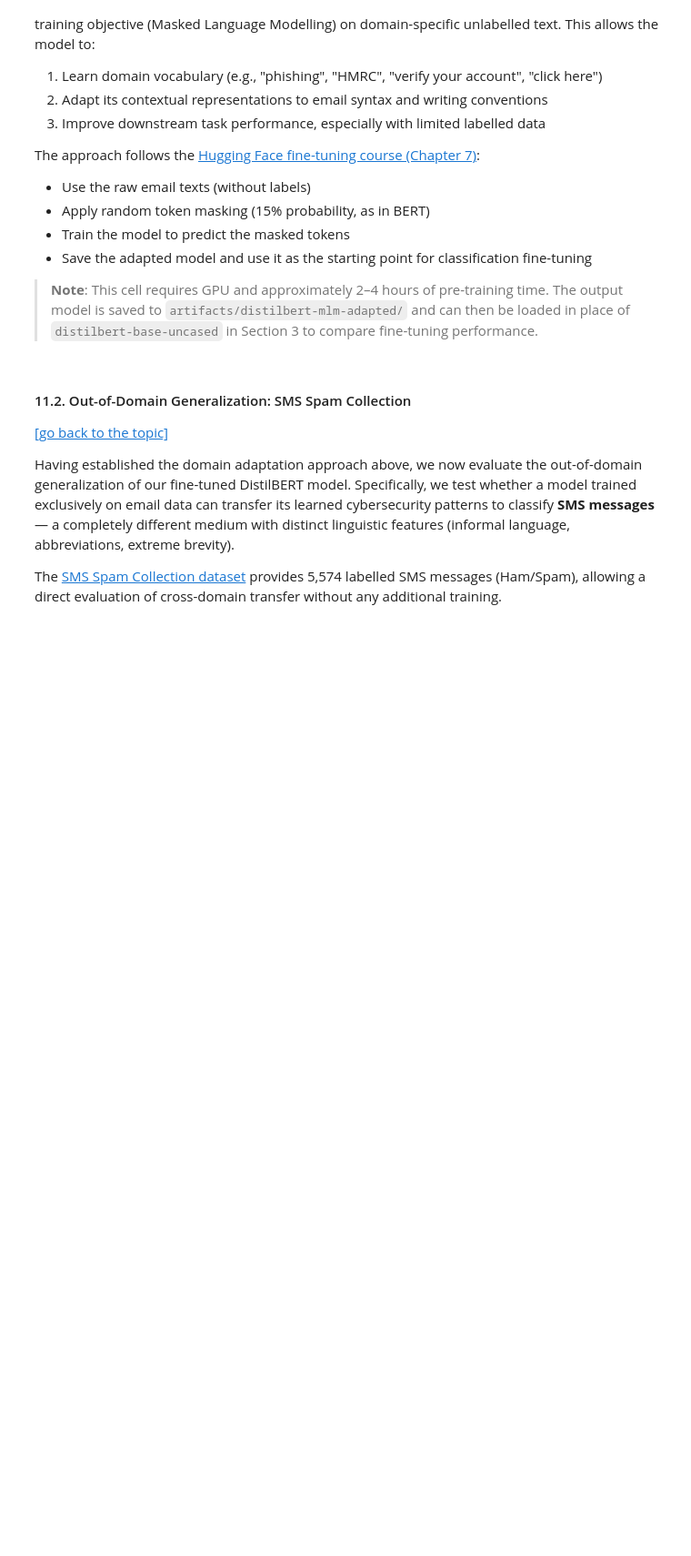
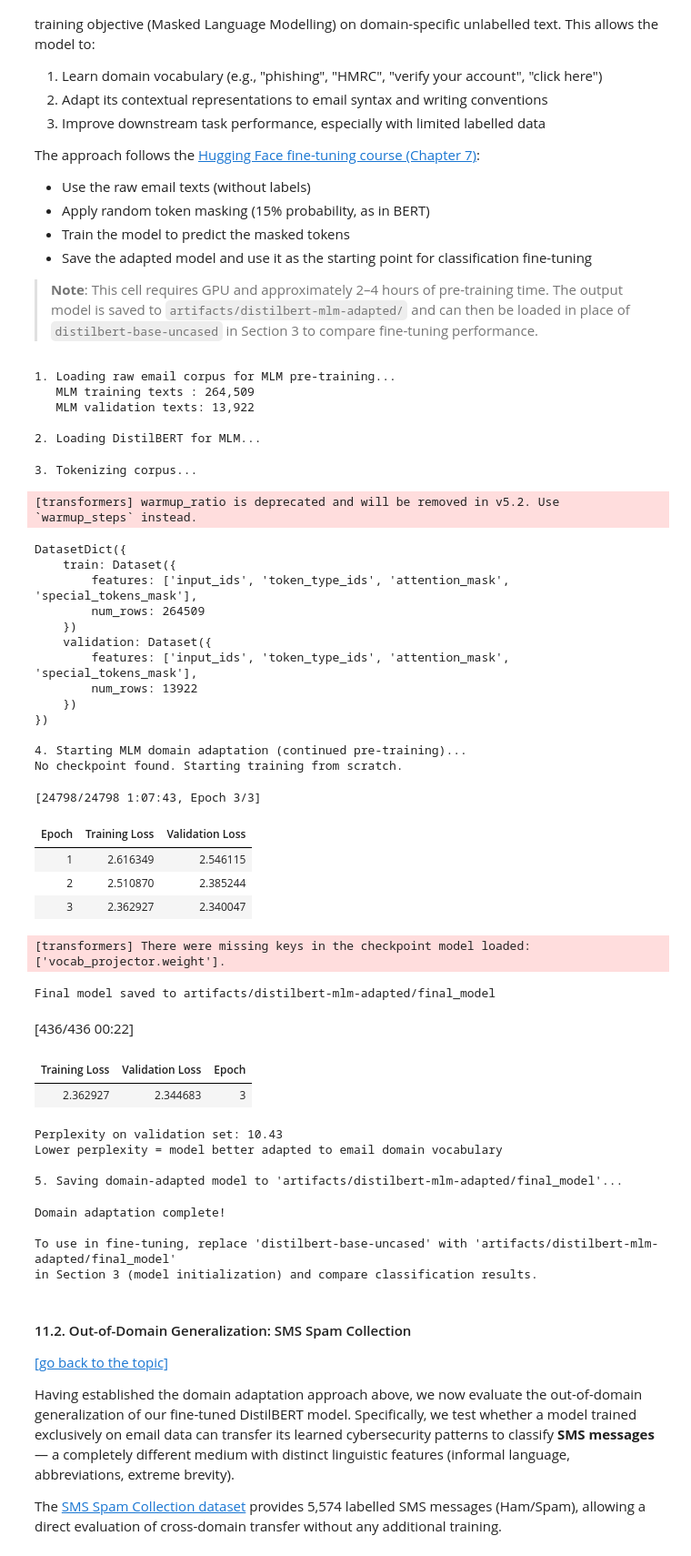
Before and after one commit to Alejandro-131004/Natural-Language-Processing, a Jupyter notebook: Project_2.ipynb, the cells around one changed output. Shown at 91% size. Drawn from its saved outputs; the diff is of its cells as text; code cells hidden in the pictures; blank space fills up the shorter version.

```diff
--- a/Project_2.ipynb
+++ b/Project_2.ipynb
@@ -1729,7 +1712,6 @@ mlm_training_args = TrainingArguments(
     report_to="none",
     warmup_ratio=0.06,
     save_total_limit=2,                 # Keep only the 2 best checkpoints to save disk
-    greater_is_better=True,
 )
 
 # -------------------------------------------------------------------
@@ -1749,33 +1731,72 @@ mlm_trainer = Trainer(
 # Detect if there's an existing checkpoint to resume from
 output_dir = mlm_training_args.output_dir
 checkpoints = glob.glob(f"{output_dir}/checkpoint-*")
 if checkpoints:
     latest_ckpt = max(checkpoints, key=lambda p: int(re.search(r'checkpoint-(\d+)', p).group(1)))
     print(f"Resuming training from: {latest_ckpt}")
     mlm_trainer.train(resume_from_checkpoint=latest_ckpt)
 else:
     print("No checkpoint found. Starting training from scratch.")
     mlm_trainer.train()
 
 # Save the final (best) model explicitly
 mlm_trainer.save_model(f"{output_dir}/final_model")
 print(f"Final model saved to {output_dir}/final_model")
 
 # Report perplexity (standard MLM evaluation metric)
 eval_results = mlm_trainer.evaluate()
 perplexity = math.exp(eval_results["eval_loss"])
 print(f"\nPerplexity on validation set: {perplexity:.2f}")
 print("Lower perplexity = model better adapted to email domain vocabulary")
 
 # -------------------------------------------------------------------
 # 7. Save the domain-adapted model
 # -------------------------------------------------------------------
 print(f"\n5. Saving domain-adapted model to '{MLM_OUTPUT_DIR}/final_model'...")
 mlm_model.save_pretrained(f"{MLM_OUTPUT_DIR}/final_model")
 mlm_tokenizer.save_pretrained(f"{MLM_OUTPUT_DIR}/final_model")
 print("Domain adaptation complete!")
 print(f"\nTo use in fine-tuning, replace 'distilbert-base-uncased' with '{MLM_OUTPUT_DIR}/final_model'")
 print("in Section 3 (model initialization) and compare classification results.")
+# %% [output]
+1. Loading raw email corpus for MLM pre-training...
+   MLM training texts : 264,509
+   MLM validation texts: 13,922
+
+2. Loading DistilBERT for MLM...
+3. Tokenizing corpus...
+[transformers] warmup_ratio is deprecated and will be removed in v5.2. Use `warmup_steps` instead.
+DatasetDict({
+    train: Dataset({
+        features: ['input_ids', 'token_type_ids', 'attention_mask', 'special_tokens_mask'],
+        num_rows: 264509
+    })
+    validation: Dataset({
+        features: ['input_ids', 'token_type_ids', 'attention_mask', 'special_tokens_mask'],
+        num_rows: 13922
+    })
+})
+
+4. Starting MLM domain adaptation (continued pre-training)...
+No checkpoint found. Starting training from scratch.
+[24798/24798 1:07:43, Epoch 3/3]
+| Epoch | Training Loss | Validation Loss |
+| 1 | 2.616349 | 2.546115 |
+| 2 | 2.510870 | 2.385244 |
+| 3 | 2.362927 | 2.340047 |
+[transformers] There were missing keys in the checkpoint model loaded: ['vocab_projector.weight'].
+Final model saved to artifacts/distilbert-mlm-adapted/final_model
+[436/436 00:22]
+| Training Loss | Validation Loss | Epoch |
+| 2.362927 | 2.344683 | 3 |
+Perplexity on validation set: 10.43
+Lower perplexity = model better adapted to email domain vocabulary
+
+5. Saving domain-adapted model to 'artifacts/distilbert-mlm-adapted/final_model'...
+Domain adaptation complete!
+
+To use in fine-tuning, replace 'distilbert-base-uncased' with 'artifacts/distilbert-mlm-adapted/final_model'
+in Section 3 (model initialization) and compare classification results.
 # %% [markdown]
 #### 11.2. Out-of-Domain Generalization: SMS Spam Collection
 [[go back to the topic]](#11-domain-adaptation-testing-model-generalization)
```
Also changed, not shown: parts of 21 cells of this notebook.
